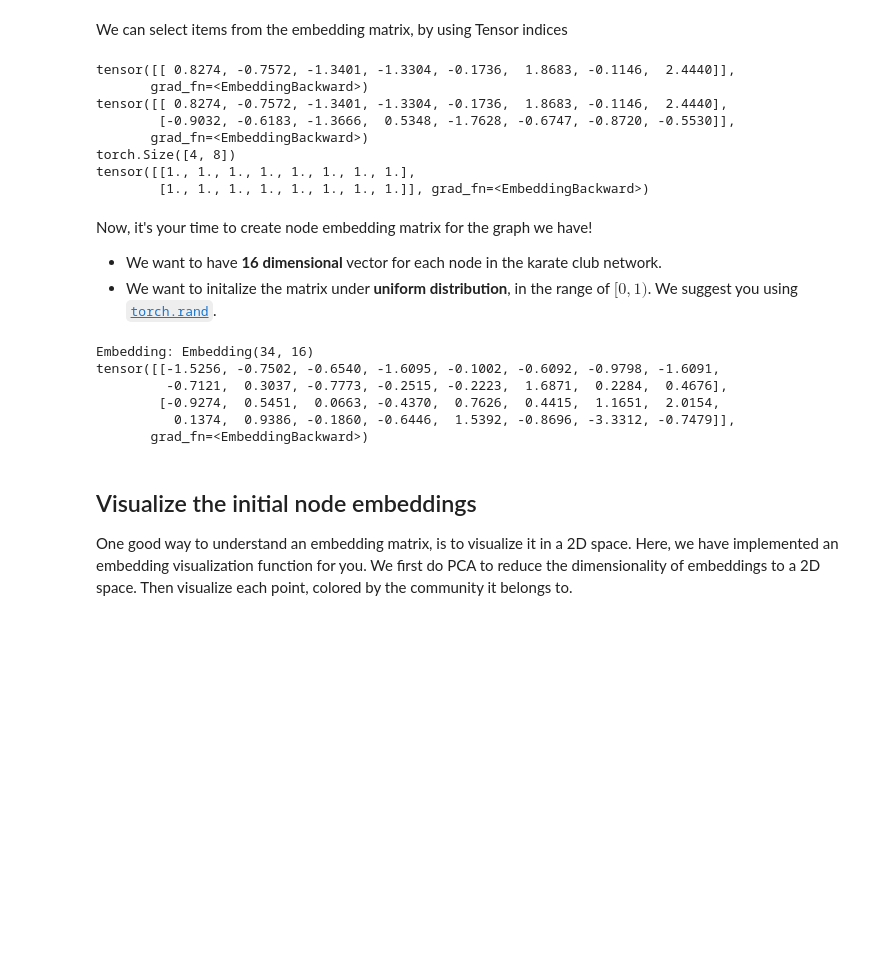
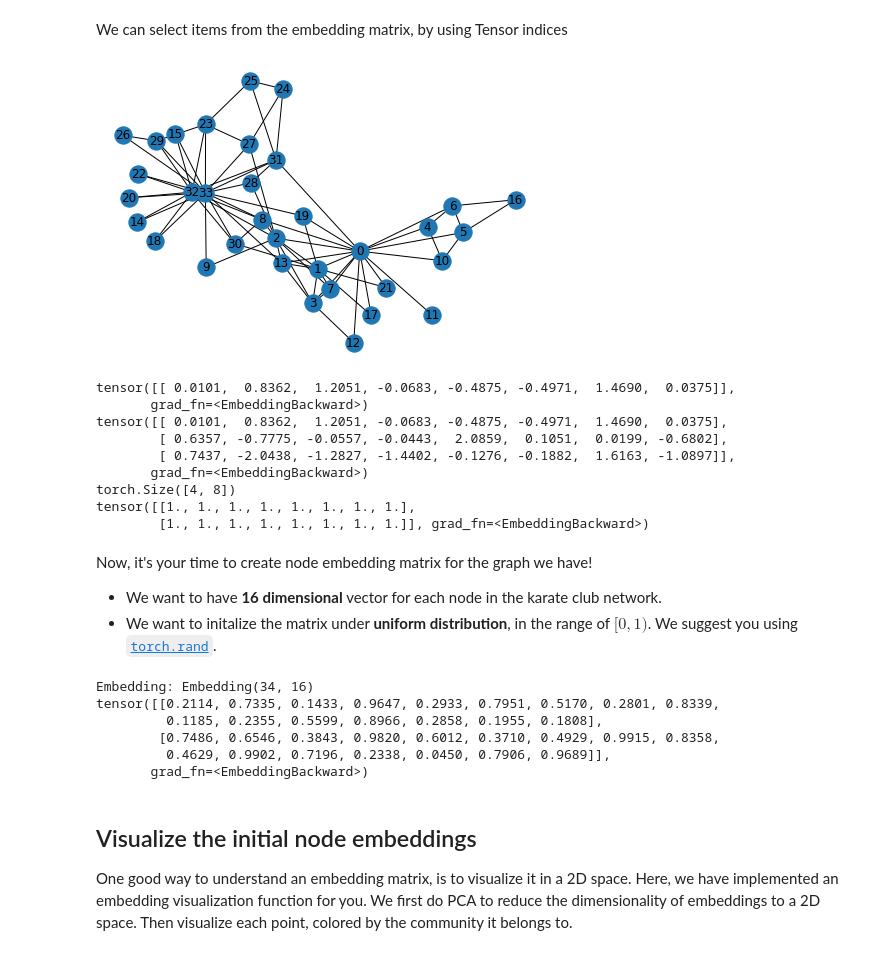
Before and after one commit to jha-vikas/courses, a Jupyter notebook: cs224w/CS224W_Colab_1.ipynb, the cells around one changed output. Saved outputs shown, nothing was run; the diff lists cells and outputs as text; code cells hidden in the pictures; blank space fills up the shorter version.

```diff
--- a/cs224w/CS224W_Colab_1.ipynb
+++ b/cs224w/CS224W_Colab_1.ipynb
@@ -371,13 +421,18 @@ print('Sample embedding layer: {}'.format(emb_sample))
 Sample embedding layer: Embedding(4, 8)
 # %% [markdown]
 We can select items from the embedding matrix, by using Tensor indices
+# %%
+# Visualize the graph
+nx.draw(G, with_labels = True)
+# %% [output]
+[figure, added]
 # %%
 # Select an embedding in emb_sample
 id = torch.LongTensor([1])
 print(emb_sample(id))
 
 # Select multiple embeddings
-ids = torch.LongTensor([1, 3])
+ids = torch.LongTensor([1, 3, 0])
 print(emb_sample(ids))
 
 # Get the shape of the embedding weight matrix
@@ -391,10 +446,11 @@ emb_sample.weight.data = torch.ones(shape)
 ids = torch.LongTensor([0, 3])
 print(emb_sample(ids))
 # %% [output]
-tensor([[ 0.8274, -0.7572, -1.3401, -1.3304, -0.1736,  1.8683, -0.1146,  2.4440]],
+tensor([[ 0.0101,  0.8362,  1.2051, -0.0683, -0.4875, -0.4971,  1.4690,  0.0375]],
        grad_fn=<EmbeddingBackward>)
-tensor([[ 0.8274, -0.7572, -1.3401, -1.3304, -0.1736,  1.8683, -0.1146,  2.4440],
-        [-0.9032, -0.6183, -1.3666,  0.5348, -1.7628, -0.6747, -0.8720, -0.5530]],
+tensor([[ 0.0101,  0.8362,  1.2051, -0.0683, -0.4875, -0.4971,  1.4690,  0.0375],
+        [ 0.6357, -0.7775, -0.0557, -0.0443,  2.0859,  0.1051,  0.0199, -0.6802],
+        [ 0.7437, -2.0438, -1.2827, -1.4402, -0.1276, -0.1882,  1.6163, -1.0897]],
        grad_fn=<EmbeddingBackward>)
 torch.Size([4, 8])
 tensor([[1., 1., 1., 1., 1., 1., 1., 1.],
@@ -414,7 +470,7 @@ def create_node_emb(num_node=34, embedding_dim=16):
   # layer should be initialized under uniform distribution.
 
   emb = nn.Embedding(num_embeddings=num_node, embedding_dim=embedding_dim)
-
+  emb.weight.data = torch.rand(num_nodes, embedding_dim)
 
   ############# Your code here ############
 
@@ -432,10 +488,10 @@ print("Embedding: {}".format(emb))
 print(emb(ids))
 # %% [output]
 Embedding: Embedding(34, 16)
-tensor([[-1.5256, -0.7502, -0.6540, -1.6095, -0.1002, -0.6092, -0.9798, -1.6091,
-         -0.7121,  0.3037, -0.7773, -0.2515, -0.2223,  1.6871,  0.2284,  0.4676],
-        [-0.9274,  0.5451,  0.0663, -0.4370,  0.7626,  0.4415,  1.1651,  2.0154,
-          0.1374,  0.9386, -0.1860, -0.6446,  1.5392, -0.8696, -3.3312, -0.7479]],
+tensor([[0.2114, 0.7335, 0.1433, 0.9647, 0.2933, 0.7951, 0.5170, 0.2801, 0.8339,
+         0.1185, 0.2355, 0.5599, 0.8966, 0.2858, 0.1955, 0.1808],
+        [0.7486, 0.6546, 0.3843, 0.9820, 0.6012, 0.3710, 0.4929, 0.9915, 0.8358,
+         0.4629, 0.9902, 0.7196, 0.2338, 0.0450, 0.7906, 0.9689]],
        grad_fn=<EmbeddingBackward>)
 # %% [markdown]
 ## Visualize the initial node embeddings
```
Also changed, not shown: parts of 5 cells of this notebook, 12 other files.
